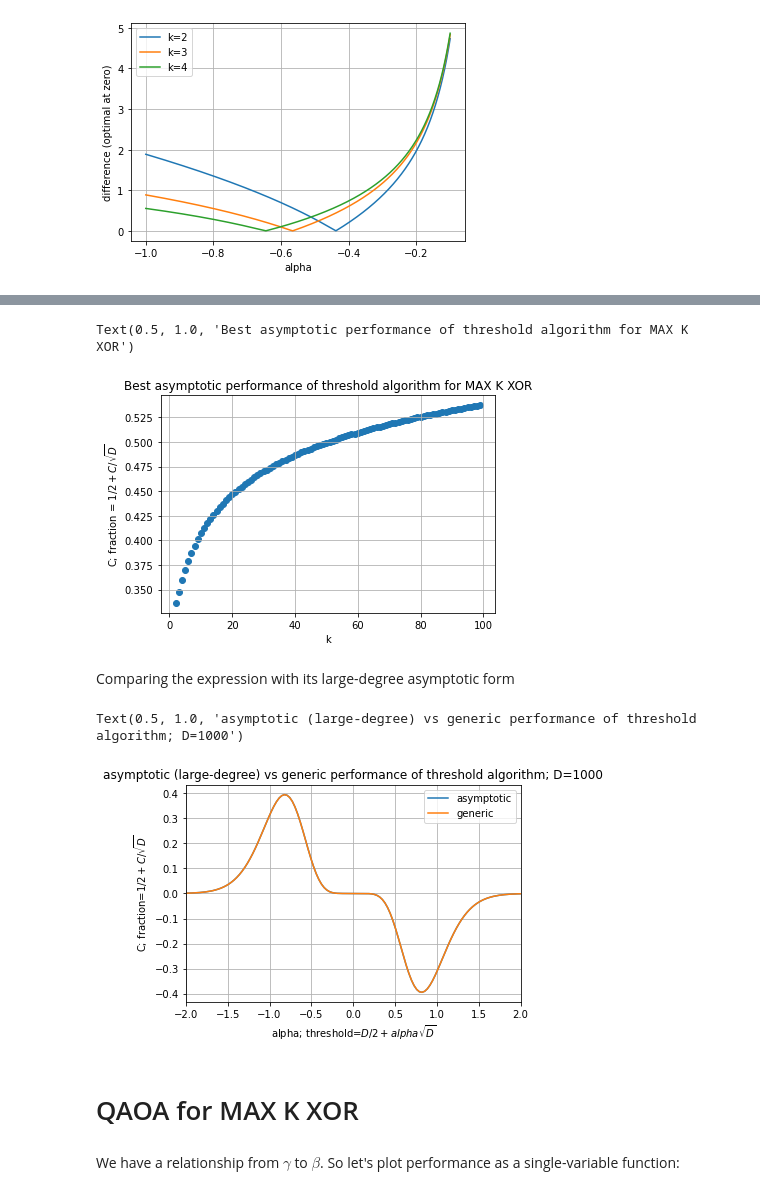
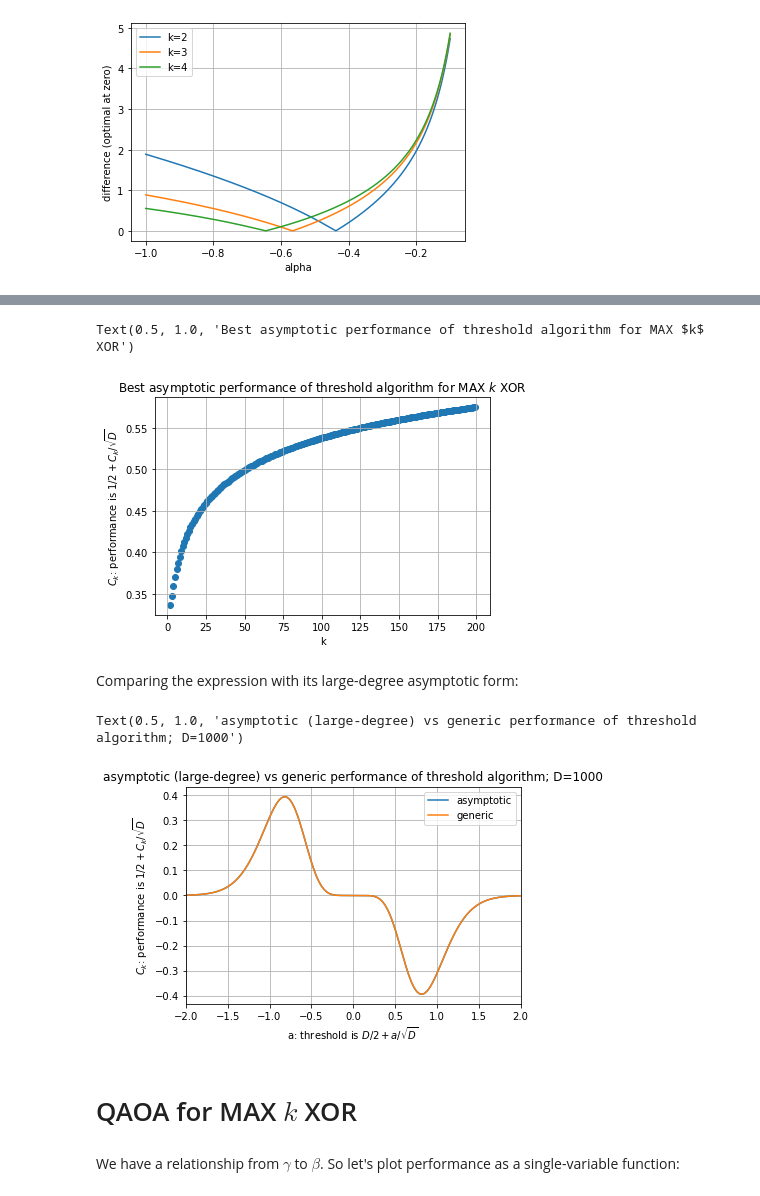
Before and after one commit to marwahaha/QuAIL-2021, a Jupyter notebook: maxkxor.ipynb, the cells around one changed output, grey strips where cells are left out. Cells and saved outputs as stored; diff of their text form; code cells hidden in the pictures.

```diff
--- a/maxkxor.ipynb
+++ b/maxkxor.ipynb
@@ -351,7 +353,7 @@ plt.legend()
 <matplotlib.legend.Legend at 0x...>
 [figure]
 # %%
-ks = range(2, 100)
+ks = range(2, 200)
 best_alphas = [minimize(fmaker(k), -1, method='Nelder-Mead', options={"ftol":1e-10}).x[0] for k in ks]
 best_threshold_perf = [large_degree_improvement(a, k) for a,k in zip(best_alphas, ks)]
 # %%
@@ -379,14 +381,14 @@ k: 19 alpha: -1.0034420400857929 perf: 0.44370420750299183
 # %%
 plt.scatter(ks, best_threshold_perf)
 plt.grid()
 plt.xlabel("k")
-plt.ylabel("C; fraction = $1/2 + C/\sqrt{D}$")
-plt.title("Best asymptotic performance of threshold algorithm for MAX K XOR")
+plt.ylabel("$C_{k}$: performance is $1/2 + C_{k}/\sqrt{D}$")
+plt.title("Best asymptotic performance of threshold algorithm for MAX $k$ XOR")
 # %% [output]
-Text(0.5, 1.0, 'Best asymptotic performance of threshold algorithm for MAX K XOR')
+Text(0.5, 1.0, 'Best asymptotic performance of threshold algorithm for MAX $k$ XOR')
-[figure, old version]
+[figure, new version]
 # %% [markdown]
-Comparing the expression with its large-degree asymptotic form
+Comparing the expression with its large-degree asymptotic form:
 # %%
 @lru_cache(maxsize=int(1e7))
 def long_range_improvement(D, t, k):
@@ -402,15 +404,15 @@ plt.plot((inps/D - 1/2)*D**0.5, [long_range_improvement(D, t, k)*D**0.5 for t in
 plt.plot((inps/D - 1/2)*D**0.5, [general_improvement(D, t, k)*D**0.5 for t in inps], label='generic')
 plt.xlim(-2, 2)
 plt.grid()
-plt.xlabel("alpha; threshold=$D/2 + alpha \sqrt{D}$")
-plt.ylabel("C; fraction=$1/2 + C/\sqrt{D}$")
+plt.xlabel("a: threshold is $D/2 + a/\sqrt{D}$")
+plt.ylabel("$C_{k}$: performance is $1/2 + C_{k}/\sqrt{D}$")
 plt.legend()
 plt.title("asymptotic (large-degree) vs generic performance of threshold algorithm; D="  +str(D))
 # %% [output]
 Text(0.5, 1.0, 'asymptotic (large-degree) vs generic performance of threshold algorithm; D=1000')
-[figure, old version]
+[figure, new version]
 # %% [markdown]
-# QAOA for MAX K XOR
+# QAOA for MAX $k$ XOR
 # %% [markdown]
 We have a relationship from $\gamma$ to $\beta$. So let's plot performance as a single-variable function:
 # %%
```
Also changed, not shown: parts of 95 cells of this notebook, 2 other files.
